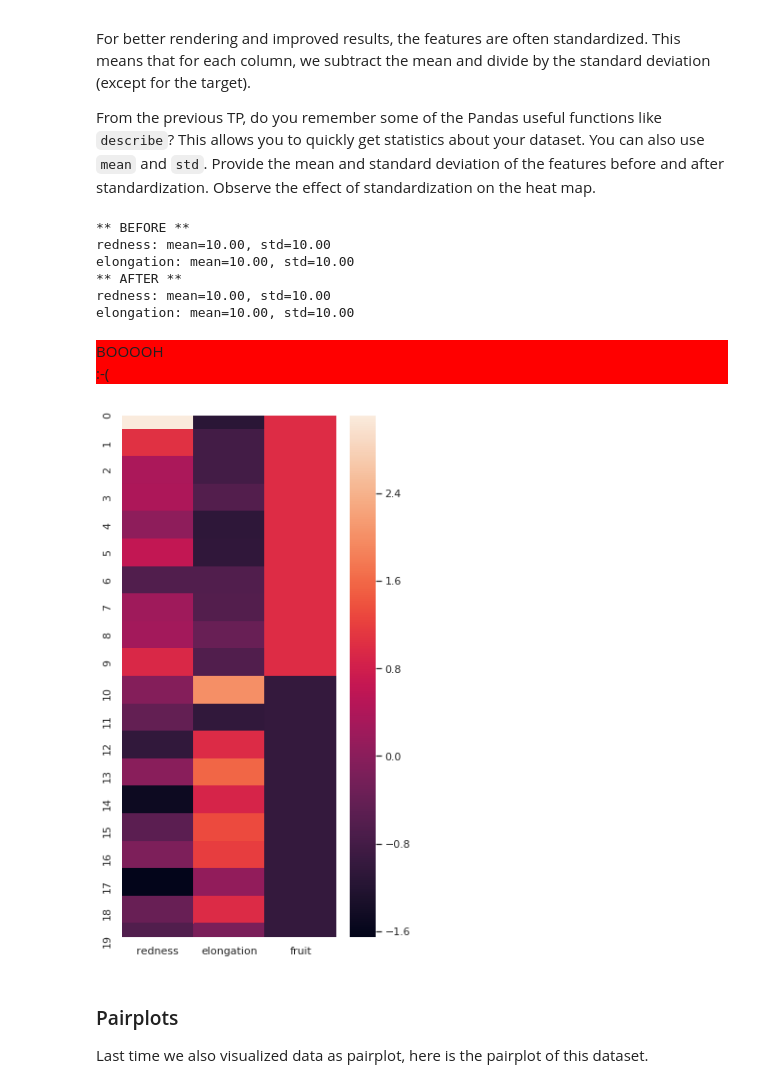
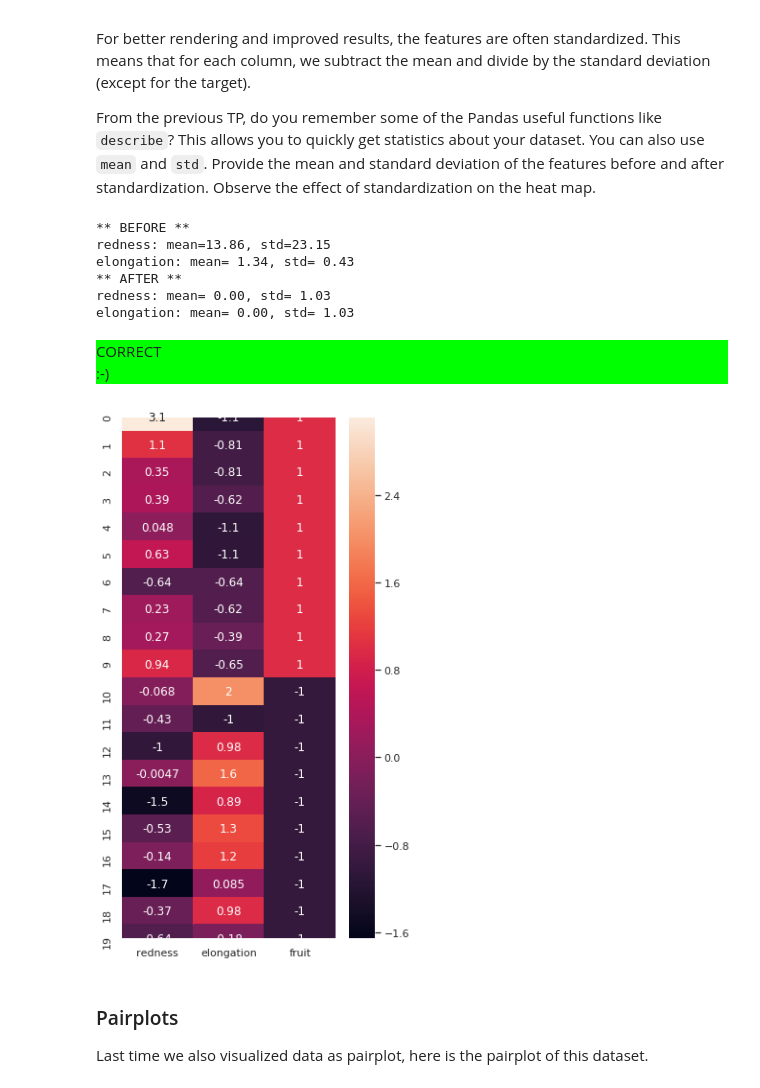
Before and after one commit to Azralite/info232, a Jupyter notebook: TP1/TP1.ipynb, the cells around one changed output. Cells and saved outputs as stored; diff of their text form; code cells hidden in the pictures.

```diff
--- a/TP1/TP1.ipynb
+++ b/TP1/TP1.ipynb
@@ -341,43 +341,43 @@ From the previous TP, do you remember some of the Pandas useful functions like `
 # %%
 question = 6
 
 # The library scikit-learn (sklearn) provides you code to standardize
 from sklearn.preprocessing import StandardScaler
 scaler = StandardScaler()
 X = scaler.fit_transform(_X)
 XY = pd.DataFrame(np.append(X, Y, axis=1), columns=['redness', 'elongation', 'fruit'])
-
 # Change this code to make this heatmap look like the one in class
 fig = plt.figure(figsize=(5,10))
-sns.heatmap(XY)
+sns.heatmap(XY, annot=True)
 
 # Put your answers to question 6 here
-redness_mean_before, elongation_mean_before = 10, 10
-redness_std_before, elongation_std_before = 10, 10
-redness_mean_after, elongation_mean_after = 10, 10
-redness_std_after, elongation_std_after = 10, 10
+redness_mean_before, elongation_mean_before = _XY['redness'].mean(), _XY['elongation'].mean()
+redness_std_before, elongation_std_before = _XY['redness'].std(), _XY['elongation'].std()
+redness_mean_after, elongation_mean_after = XY['redness'].mean(), XY['elongation'].mean()
+redness_std_after, elongation_std_after = XY['redness'].std(), XY['elongation'].std()
 
 print("** BEFORE **")
 print("redness: mean={0:5.2f}, std={1:5.2f}".format(redness_mean_before, redness_std_before))
 print("elongation: mean={0:5.2f}, std={1:5.2f}".format(elongation_mean_before, elongation_std_before))
 print("** AFTER **")
 print("redness: mean={0:5.2f}, std={1:5.2f}".format(redness_mean_after, redness_std_after))
 print("elongation: mean={0:5.2f}, std={1:5.2f}".format(elongation_mean_after, elongation_std_after))
 
 # This is the checker code for question 6, keep it
 answer = redness_mean_before+elongation_mean_before+redness_std_before+elongation_std_before
 answer = answer - (redness_mean_after+elongation_mean_after+redness_std_after+elongation_std_after)
+
 score += check(answer, question)
 # %% [output]
 ** BEFORE **
-redness: mean=10.00, std=10.00
-elongation: mean=10.00, std=10.00
+redness: mean=13.86, std=23.15
+elongation: mean= 1.34, std= 0.43
 ** AFTER **
-redness: mean=10.00, std=10.00
-elongation: mean=10.00, std=10.00
+redness: mean= 0.00, std= 1.03
+elongation: mean= 0.00, std= 1.03
-BOOOOH
-:-(
+CORRECT
+:-)
-[figure, old version]
+[figure, new version]
 # %% [markdown]
 ### Pairplots
 Last time we also visualized data as pairplot, here is the pairplot of this dataset.
```
Also changed, not shown: parts of 1 cell of this notebook, 1 other file.
